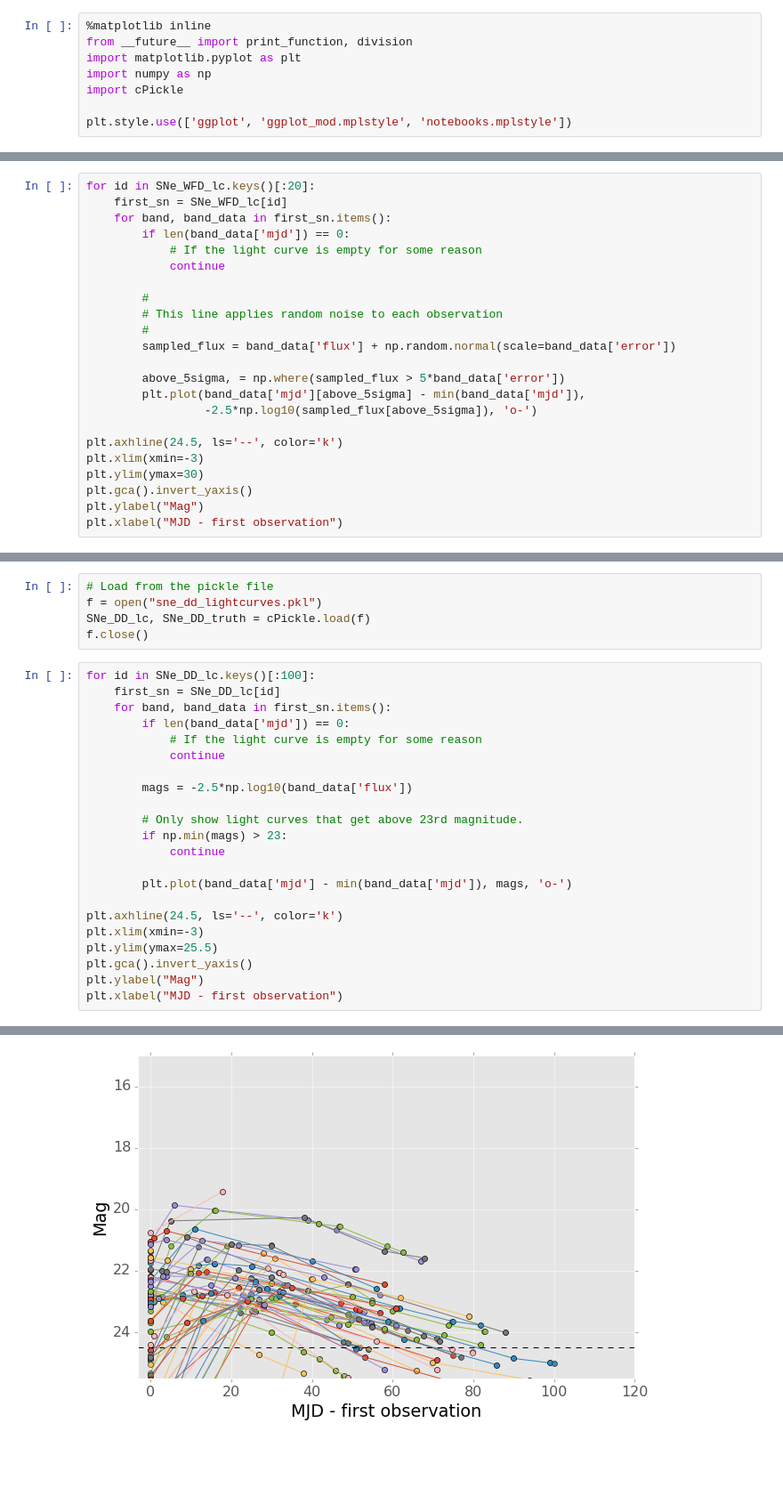
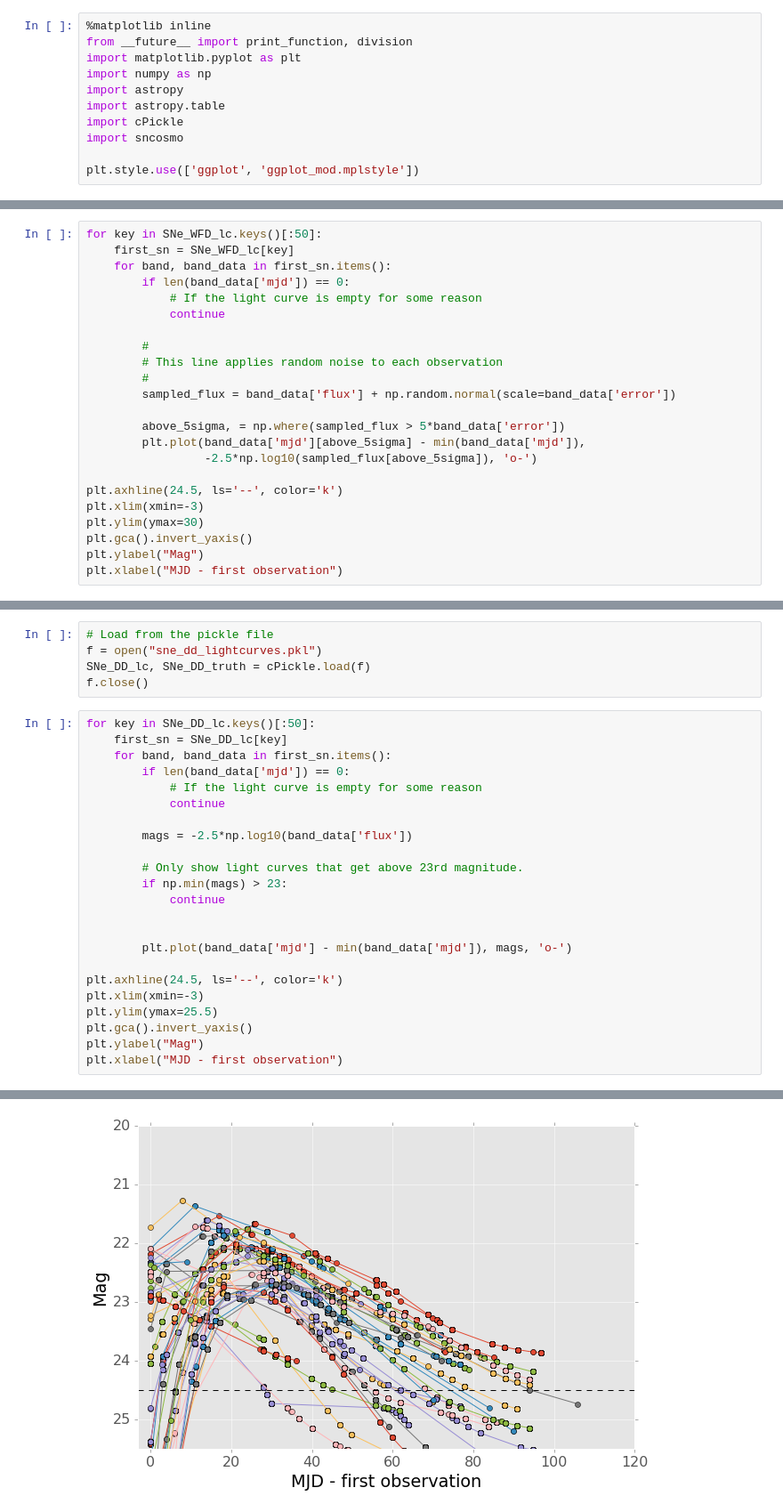
Before and after one commit to lsst-dmsst/demo-lsst-uk-2016, a Jupyter notebook: Lightcurves/analyze_supernovae.ipynb, the cells around one changed output, grey strips where cells are left out. Shown at 89% size. Drawn from its saved outputs; the diff is of its cells as text; blank space fills up the shorter version.

Commit message:
Supernova notebook is mostly complete.

```diff
--- a/Lightcurves/analyze_supernovae.ipynb
+++ b/Lightcurves/analyze_supernovae.ipynb
@@ -11,9 +11,12 @@ Prerequisites
 from __future__ import print_function, division
 import matplotlib.pyplot as plt
 import numpy as np
+import astropy
+import astropy.table
 import cPickle
+import sncosmo
 
-plt.style.use(['ggplot', 'ggplot_mod.mplstyle', 'notebooks.mplstyle'])
+plt.style.use(['ggplot', 'ggplot_mod.mplstyle'])
 # %%
 # Load from the pickle file
 f = open("sne_wfd_lightcurves.pkl")
@@ -80,8 +83,8 @@ plt.xlabel("MJD - first observation")
 # %% [markdown]
 We can then exclude sources which were less than 5-sigma detections. In LSST, once a source does go above 5 sigma, we will perform force photometry on previous and subsequent epochs to extract these low signal to noise measurements, but that is a more detailed level of analysis than we want right now.
 # %%
-for id in SNe_WFD_lc.keys()[:20]:
-    first_sn = SNe_WFD_lc[id]
+for key in SNe_WFD_lc.keys()[:50]:
+    first_sn = SNe_WFD_lc[key]
     for band, band_data in first_sn.items():
         if len(band_data['mjd']) == 0:
             # If the light curve is empty for some reason
@@ -126,27 +129,28 @@ f = open("sne_dd_lightcurves.pkl")
 SNe_DD_lc, SNe_DD_truth = cPickle.load(f)
 f.close()
 # %%
-for id in SNe_DD_lc.keys()[:100]:
-    first_sn = SNe_DD_lc[id]
+for key in SNe_DD_lc.keys()[:50]:
+    first_sn = SNe_DD_lc[key]
     for band, band_data in first_sn.items():
         if len(band_data['mjd']) == 0:
             # If the light curve is empty for some reason
             continue
 
         mags = -2.5*np.log10(band_data['flux'])
 
         # Only show light curves that get above 23rd magnitude.
         if np.min(mags) > 23:
             continue
 
+
         plt.plot(band_data['mjd'] - min(band_data['mjd']), mags, 'o-')
 
 plt.axhline(24.5, ls='--', color='k')
 plt.xlim(xmin=-3)
 plt.ylim(ymax=25.5)
 plt.gca().invert_yaxis()
 plt.ylabel("Mag")
 plt.xlabel("MJD - first observation")
 # %% [output]
 <matplotlib.text.Text at 0x...>
-[figure, old version]
+[figure, new version]
```
Also changed, not shown: parts of 15 cells of this notebook, 1 other file.
